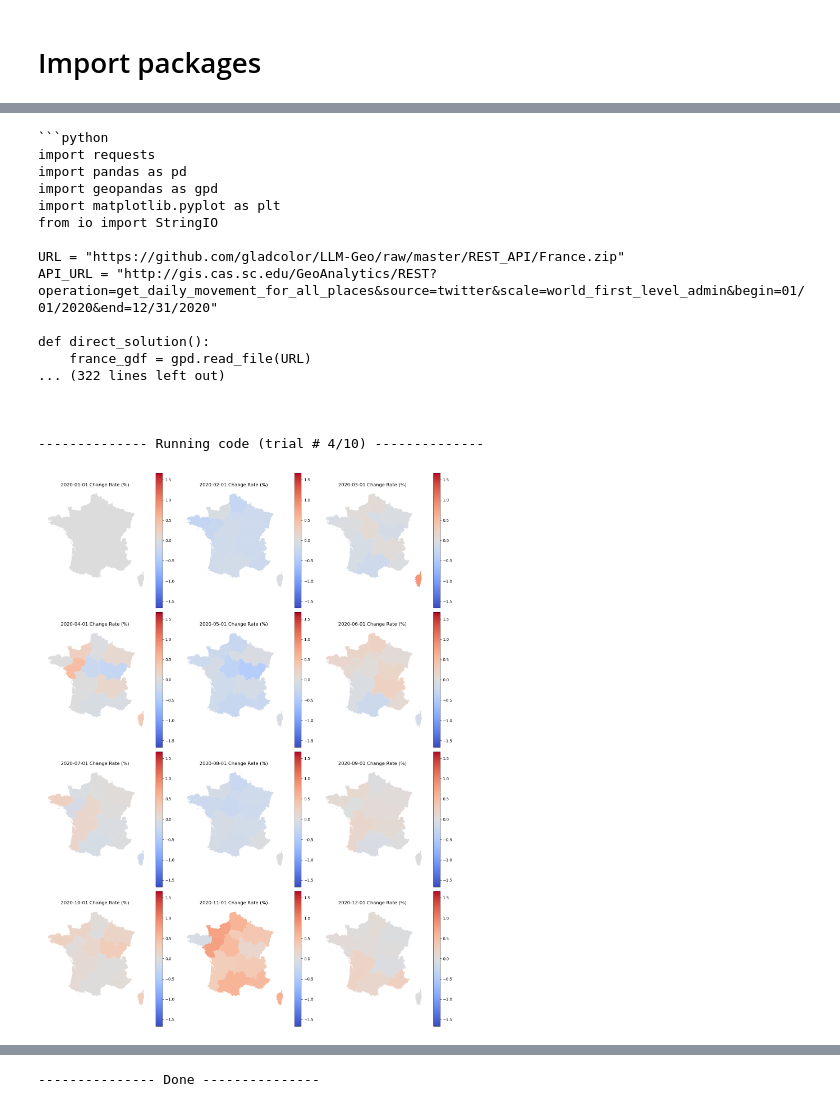
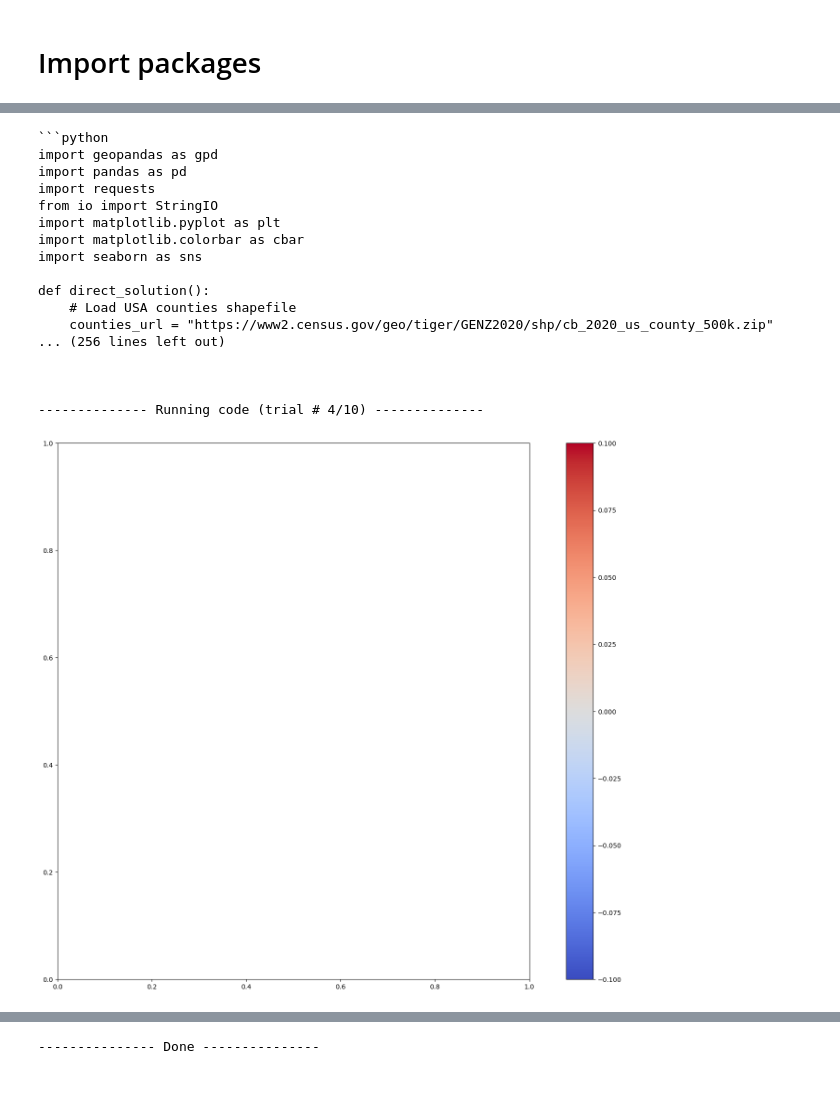
Before and after one commit to gladcolor/LLM-Geo, a Jupyter notebook: Direct_request_LLM.ipynb, the cells around one changed output, grey strips where cells are left out. Cells and saved outputs as stored; diff of their text form; code cells hidden in the pictures.

````diff
--- a/Direct_request_LLM.ipynb
+++ b/Direct_request_LLM.ipynb
@@ -81,6 +78,15 @@ DATA_LOCATIONS = ["ESRI shapefile for France administrative regions:" + \
 # ]
 
 
+## Case 5: Census API
+task_name ='Census_API'
+TASK = r''' Show the spatial distribution of the county level median income in the contigous US. Set figure size to (25,15)
+'''
+
+DATA_LOCATIONS = [
+'''Census API key: ae7be70727932dd6aed257692de3f344365d0678'''
+]
+
 
 save_dir = os.path.join(os.getcwd(), task_name)
 os.makedirs(save_dir, exist_ok=True)
@@ -116,30 +122,30 @@ Your reply needs to meet these requirements:
 19. Drop rows with NaN cells before using Pandas or GeoPandas columns for processing (e.g. join or calculation).
 20. The program is executable, put it in a function named 'direct_solution()' then run it, but DO NOT use 'if __name__ == '__main__:' statement because this program needs to be executed by exec().
 # %%
-direct_request_LLM_response = solution.get_direct_request_LLM_response()
+direct_request_LLM_response = solution.get_direct_request_LLM_response(review=False)
 
 # clear_output(wait=True)
 # display(Code(solution.direct_request_code, language='python'))
 
 code = solution.execute_complete_program(code=solution.direct_request_code, try_cnt=10)
 # solution.direct_request_code = code
 # display(Code(code, language='python'))
 # %% [output]
 ```python
+import geopandas as gpd
+import pandas as pd
 import requests
-import pandas as pd
-import geopandas as gpd
+from io import StringIO
 import matplotlib.pyplot as plt
-from io import StringIO
-
-URL = "https://github.com/gladcolor/LLM-Geo/raw/master/REST_API/France.zip"
-API_URL = "http://gis.cas.sc.edu/GeoAnalytics/REST?operation=get_daily_movement_for_all_places&source=twitter&scale=world_first_level_admin&begin=01/01/2020&end=12/31/2020"
+import matplotlib.colorbar as cbar
+import seaborn as sns
 
 def direct_solution():
-    france_gdf = gpd.read_file(URL)
-... (322 lines left out)
+    # Load USA counties shapefile
+    counties_url = "https://www2.census.gov/geo/tiger/GENZ2020/shp/cb_2020_us_county_500k.zip"
+... (256 lines left out)
 
 
 
 -------------- Running code (trial # 4/10) --------------
-[figure, old version]
+[figure, new version]
````
Also changed, not shown: parts of 3 cells of this notebook, 1 other file.
